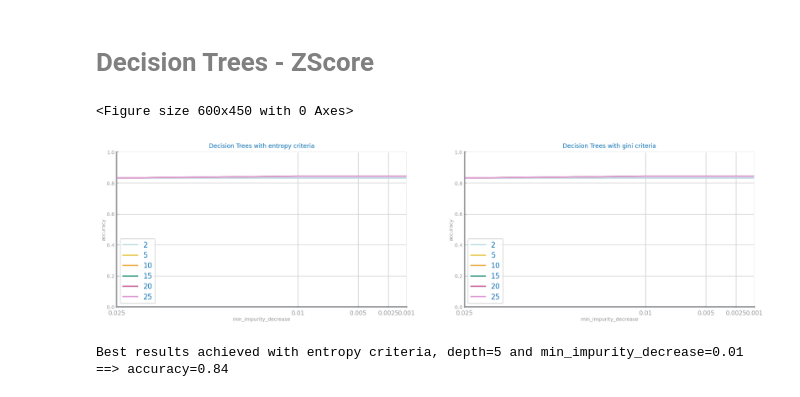
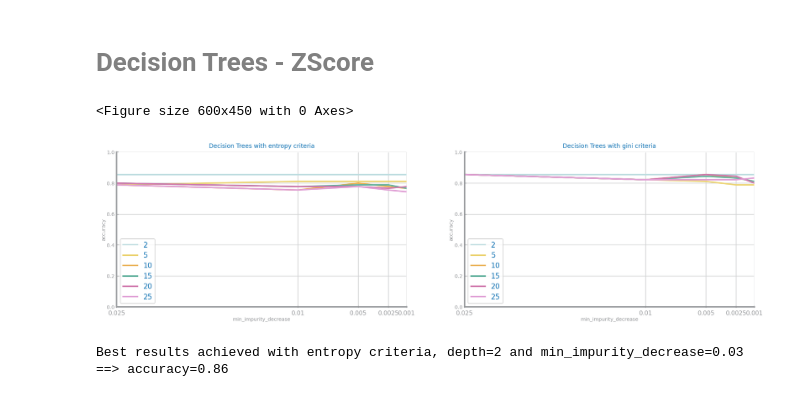
Before and after one commit to VivaRafael/CD, a Jupyter notebook: Classification_Heart_Faillure_Z_Score.ipynb, the cells around one changed output. Saved outputs shown, nothing was run; the diff lists cells and outputs as text; code cells hidden in the pictures.

```diff
--- a/Classification_Heart_Faillure_Z_Score.ipynb
+++ b/Classification_Heart_Faillure_Z_Score.ipynb
@@ -180,36 +180,36 @@ for k in range(len(criteria)):
     f = criteria[k]
     values = {}
     train_values = {}
     for d in max_depths:
         yvalues = []
         y_trn_values = []
         for imp in min_impurity_decrease:
-            tree = DecisionTreeClassifier(min_samples_leaf=n, max_depth=d, criterion=f, min_impurity_decrease=imp)
+            tree = DecisionTreeClassifier(min_samples_leaf=1, max_depth=d, criterion=f, min_impurity_decrease=imp)
             tree.fit(trnX, trnY)
             prdY = tree.predict(tstX)
             prd_trn_Y = tree.predict(trnX)
             yvalues.append(metrics.accuracy_score(tstY, prdY))
             y_trn_values.append(metrics.accuracy_score(trnY, prd_trn_Y))
             if yvalues[-1] > last_best:
                 best = (f, d, imp)
                 last_best = yvalues[-1]
                 best_tree = tree
 
         values[d] = yvalues
         train_values[d] = y_trn_values
     ds.multiple_line_chart(min_impurity_decrease, values, ax=axs[0, k], title='Decision Trees with %s criteria'%f,
                            xlabel='min_impurity_decrease', ylabel='accuracy', percentage=True)
 
     criteria_test_values[f] = values
     criteria_train_values[f] = train_values
 
 
 plt.show()
 print('Best results achieved with %s criteria, depth=%d and min_impurity_decrease=%1.2f ==> accuracy=%1.2f'%(best[0], best[1], best[2], last_best))
 # %% [output]
 <Figure size 600x450 with 0 Axes>
-[figure, old version]
+[figure, new version]
-Best results achieved with entropy criteria, depth=5 and min_impurity_decrease=0.01 ==> accuracy=0.84
+Best results achieved with entropy criteria, depth=2 and min_impurity_decrease=0.03 ==> accuracy=0.86
 # %%
 from sklearn.tree import export_graphviz
 import pydot
```
Also changed, not shown: parts of 8 cells of this notebook, 3 other files.
